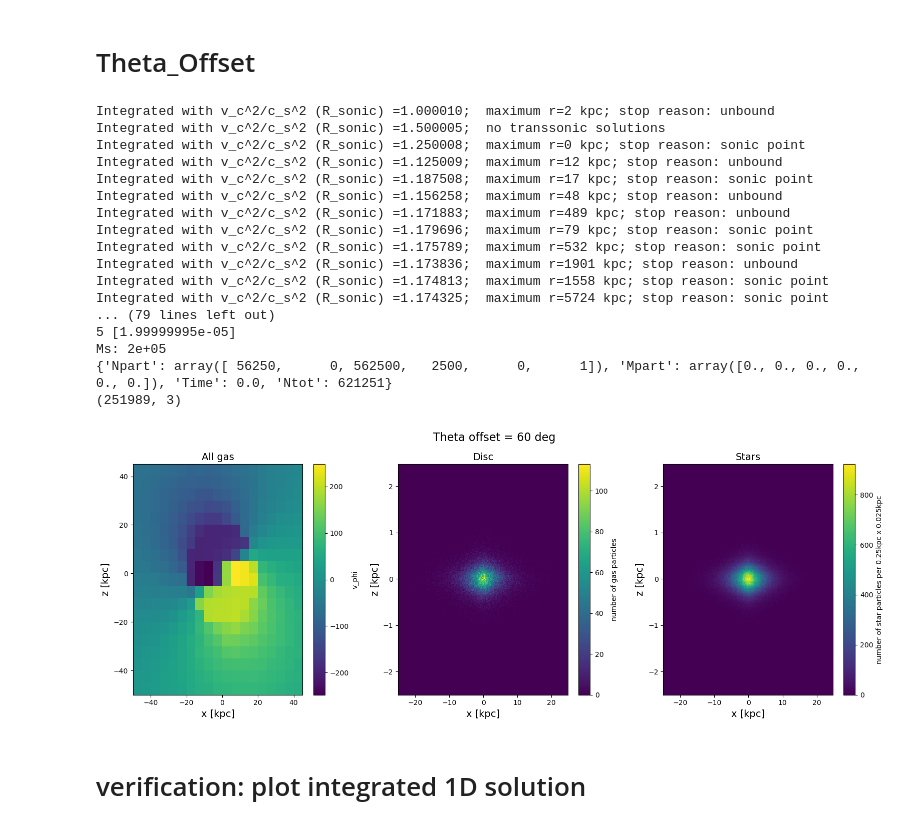
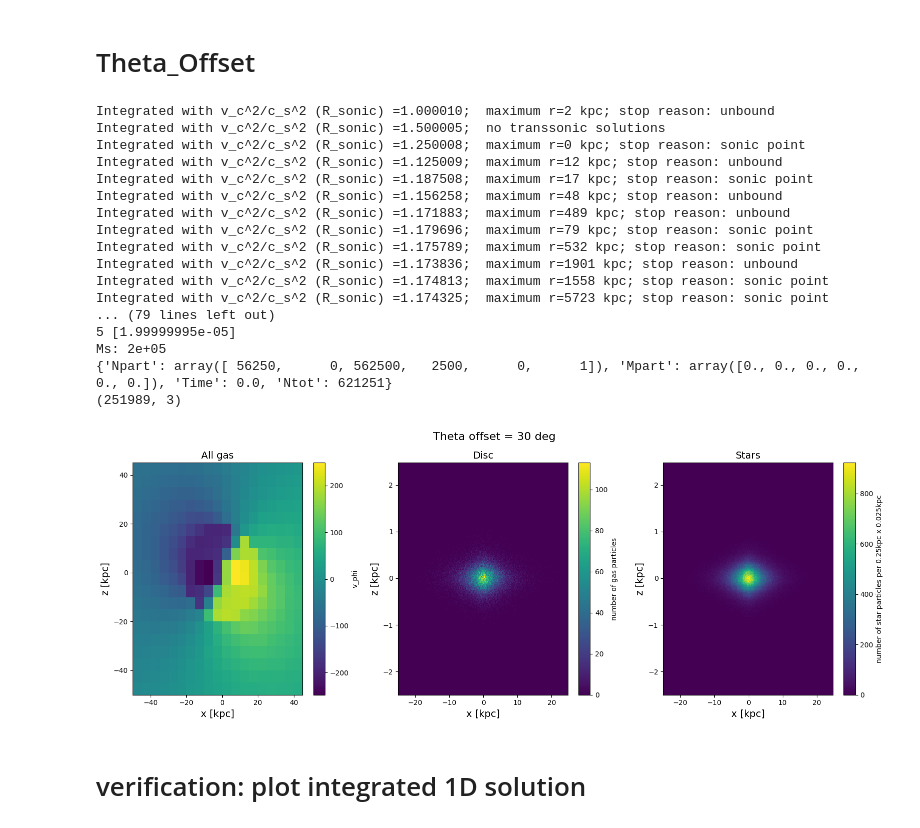
Before and after one commit to spectram/cooling_flow, a Jupyter notebook: ipynb/create_ICs_misaligned.ipynb, the cells around one changed output. Drawn from its saved outputs; the diff is of its cells as text; code cells hidden in the pictures.

```diff
--- a/ipynb/create_ICs_misaligned.ipynb
+++ b/ipynb/create_ICs_misaligned.ipynb
@@ -103,7 +101,7 @@ def plot_snapshots(instance, theta_offset=0, outputfile='init_verification'):
 # %% [markdown]
 # Theta_Offset
 # %%
-theta_offset=60
+theta_offset=30
 fiducial = ics.ICs(vc=200*un.km/un.s, #table 4 in Fraternali+11, at Rcirc
                    Rcirc=20*un.kpc, #R25 in Fraternali+18, max radius where HI is fit in non-tail side
                    Rsonic=0.05*un.kpc, #Mdot = 2  Msun/yr = SFR/2 where SFR=3.8 is from Popescu et al. (2004)
@@ -114,36 +112,36 @@ fiducial = ics.ICs(vc=200*un.km/un.s, #table 4 in Fraternali+11, at Rcirc
 
 fiducial.calc_CF_solution(pr=True)
 ind = (fiducial.CF_solution.Rs()>20*un.kpc).nonzero()[0][0]
 log_nH = log(fiducial.CF_solution.nHs()[ind].value)
 print('\nlog nH(20 kpc)=%.2f, Mdot=%.3f'%(log_nH,fiducial.CF_solution.Mdot.value),'\n')
 
 fiducial.create_output_files()
 
-figdir='/home/spectram/projects/misaligned_inflow/ICs/LowRes_2025/'
+figdir='/Users/24398082/projects/misaligned_inflow/dep/ICs/'
 outputfile=figdir+'init_verification'
 plot_snapshots(instance=fiducial, theta_offset=theta_offset, outputfile=outputfile)
 
 with h5py.File(fiducial.outdirname()+'/init_snapshot.hdf5') as f:
     print(f['PartType0/Coordinates'].shape)
 # %% [output]
 Integrated with v_c^2/c_s^2 (R_sonic) =1.000010;  maximum r=2 kpc; stop reason: unbound
 Integrated with v_c^2/c_s^2 (R_sonic) =1.500005;  no transsonic solutions
 Integrated with v_c^2/c_s^2 (R_sonic) =1.250008;  maximum r=0 kpc; stop reason: sonic point
 Integrated with v_c^2/c_s^2 (R_sonic) =1.125009;  maximum r=12 kpc; stop reason: unbound
 Integrated with v_c^2/c_s^2 (R_sonic) =1.187508;  maximum r=17 kpc; stop reason: sonic point
 Integrated with v_c^2/c_s^2 (R_sonic) =1.156258;  maximum r=48 kpc; stop reason: unbound
 Integrated with v_c^2/c_s^2 (R_sonic) =1.171883;  maximum r=489 kpc; stop reason: unbound
 Integrated with v_c^2/c_s^2 (R_sonic) =1.179696;  maximum r=79 kpc; stop reason: sonic point
 Integrated with v_c^2/c_s^2 (R_sonic) =1.175789;  maximum r=532 kpc; stop reason: sonic point
 Integrated with v_c^2/c_s^2 (R_sonic) =1.173836;  maximum r=1901 kpc; stop reason: unbound
 Integrated with v_c^2/c_s^2 (R_sonic) =1.174813;  maximum r=1558 kpc; stop reason: sonic point
-Integrated with v_c^2/c_s^2 (R_sonic) =1.174325;  maximum r=5724 kpc; stop reason: sonic point
+Integrated with v_c^2/c_s^2 (R_sonic) =1.174325;  maximum r=5723 kpc; stop reason: sonic point
 ... (79 lines left out)
 5 [1.99999995e-05]
 Ms: 2e+05
 {'Npart': array([ 56250,      0, 562500,   2500,      0,      1]), 'Mpart': array([0., 0., 0., 0., 0., 0.]), 'Time': 0.0, 'Ntot': 621251}
 (251989, 3)
-[figure, old version]
+[figure, new version]
 # %% [markdown]
 # verification: plot integrated 1D solution
 # %%
```
Also changed, not shown: parts of 1 cell of this notebook, 48 other files.
